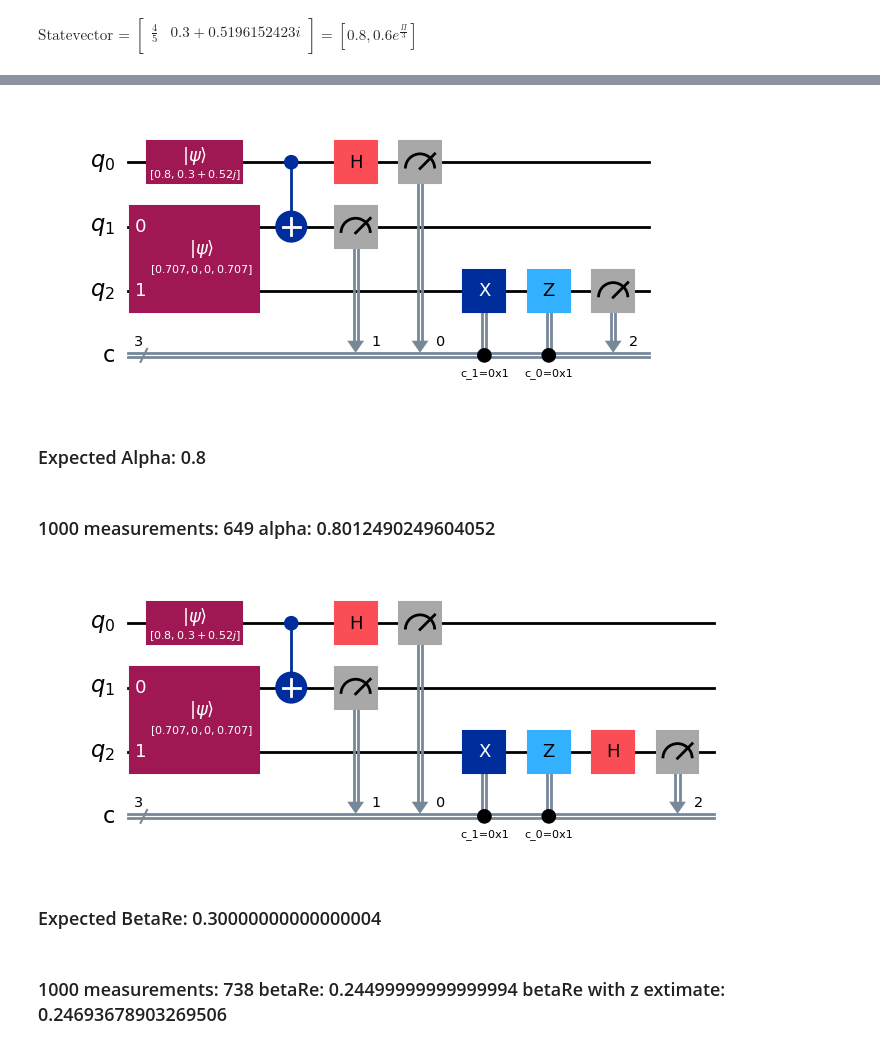
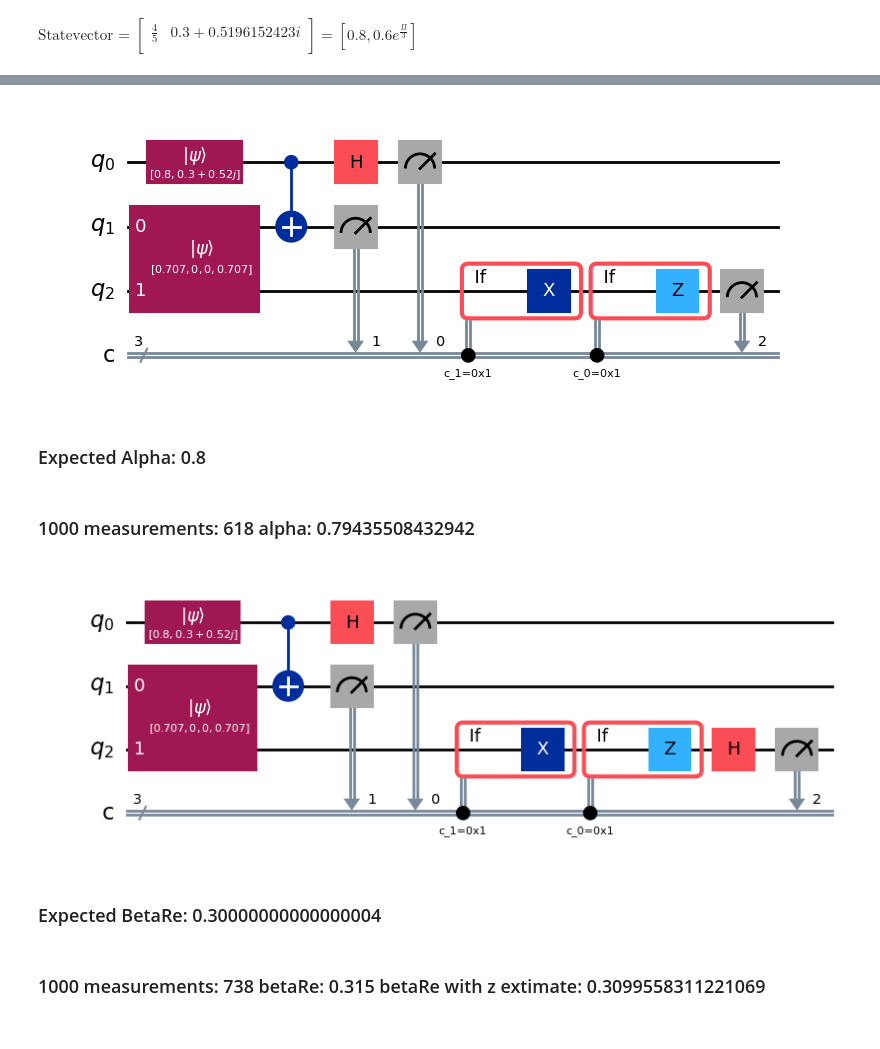
Before and after one commit to Fede802/QuantumComputing-Labs, a Jupyter notebook: lab2/Exercise2.ipynb, the cells around one changed output, grey strips where cells are left out. Drawn from its saved outputs; the diff is of its cells as text; code cells hidden in the pictures.

```diff
--- a/lab2/Exercise2.ipynb
+++ b/lab2/Exercise2.ipynb
@@ -200,29 +200,31 @@ def extract_measure(qc, n_measure, show = False):
 # %%
 qc_z = QuantumCircuit(3,3)
 
 amplitude_0 = 0.8
 amplitude_1 = 0.6
 phase = np.pi/3
 qc_z.initialize([amplitude_0, amplitude_1 * np.exp(1j * phase)], 0)
 
 state_00 = Statevector.from_label("00")
 state_11 = Statevector.from_label("11")
 bell_state = (state_00 + state_11) / np.sqrt(2)
 qc_z.initialize(bell_state, [1, 2])
 
 qc_z.cx(0,1)
 qc_z.h(0)
 qc_z.measure([0, 1], [0, 1])
-qc_z.x(2).c_if(1, 1)
-qc_z.z(2).c_if(0, 1)
+with qc_z.if_test((1, 1)):
+  qc_z.x(2)
+with qc_z.if_test((0, 1)):
+  qc_z.z(2)
 qc_z.measure(2, 2)
 display(qc_z.draw(output='mpl'))
 display(Markdown("### Expected Alpha: " +str(0.8)))
 display(Markdown("### 1000 measurements: " +str(simulate_measure(qc_z, 1000, cBits=[2])) + " alpha: " +str(np.sqrt(simulate_measure(qc_z, 1000, cBits=[2])/1000))))
 # %% [output]
-[figure, old version]
+[figure, new version]
 ### Expected Alpha: 0.8
-### 1000 measurements: 649 alpha: 0.8012490249604052
+### 1000 measurements: 618 alpha: 0.79435508432942
 # %%
 qc_x = QuantumCircuit(3,3)
 
@@ -239,8 +241,10 @@ qc_x.initialize(bell_state, [1, 2])
 qc_x.cx(0,1)
 qc_x.h(0)
 qc_x.measure([0, 1], [0, 1])
-qc_x.x(2).c_if(1, 1)
-qc_x.z(2).c_if(0, 1)
+with qc_x.if_test((1, 1)):
+  qc_x.x(2)
+with qc_x.if_test((0, 1)):
+  qc_x.z(2)
 qc_x.h(2)
 qc_x.measure(2, 2)
 display(qc_x.draw(output='mpl'))
@@ -249,9 +253,9 @@ p0 = simulate_measure(qc_x, 1000, cBits=[2])/1000
 t = p0 - (1 - p0)
 display(Markdown("### 1000 measurements: " +str(simulate_measure(qc_x, 1000, cBits=[2])) + " betaRe: " +str(t/1.6) + " betaRe with z extimate: " +str(t/(2*np.sqrt(simulate_measure(qc_z, 1000, cBits=[2])/1000)))))
 # %% [output]
-[figure, old version]
+[figure, new version]
 ### Expected BetaRe: 0.30000000000000004
-### 1000 measurements: 738 betaRe: 0.24499999999999994 betaRe with z extimate: 0.24693678903269506
+### 1000 measurements: 738 betaRe: 0.315 betaRe with z extimate: 0.3099558311221069
 # %%
 qc_y = QuantumCircuit(3,3)
 
```
Also changed, not shown: parts of 5 cells of this notebook.
